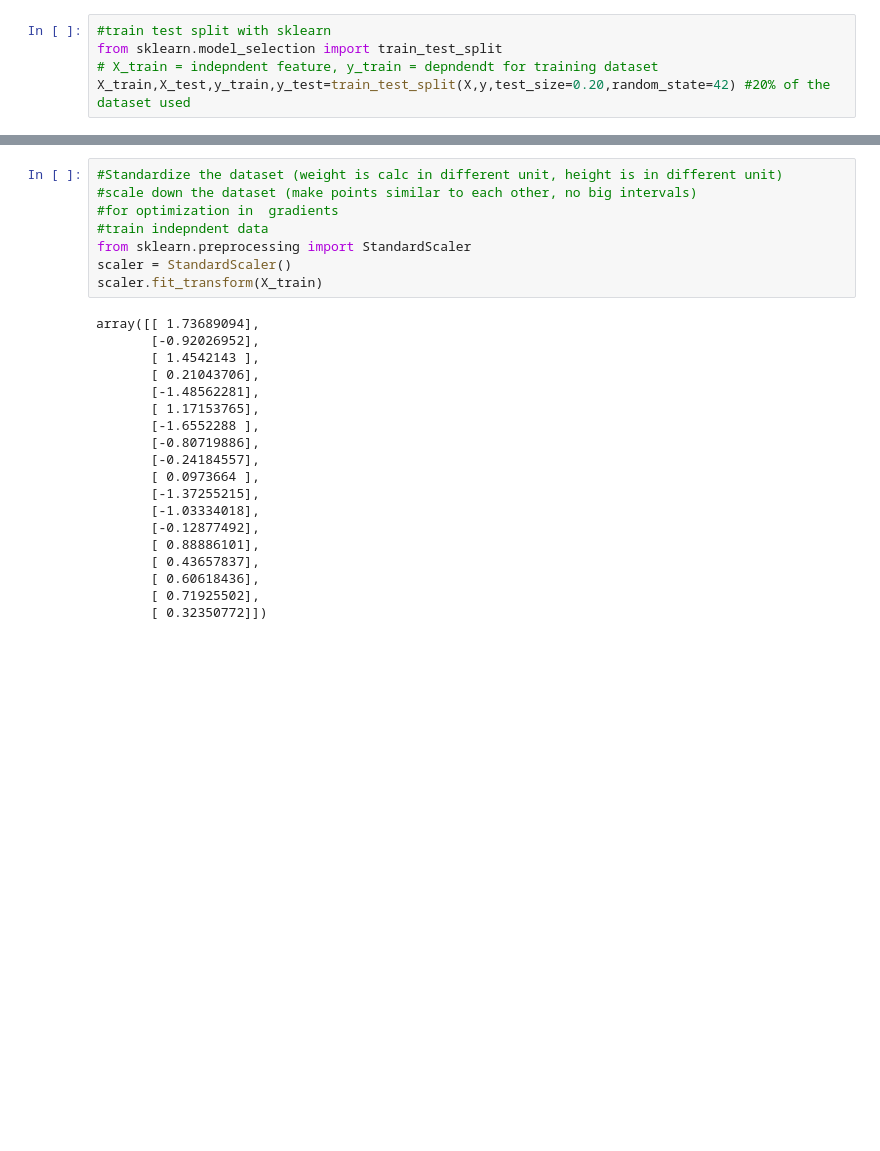
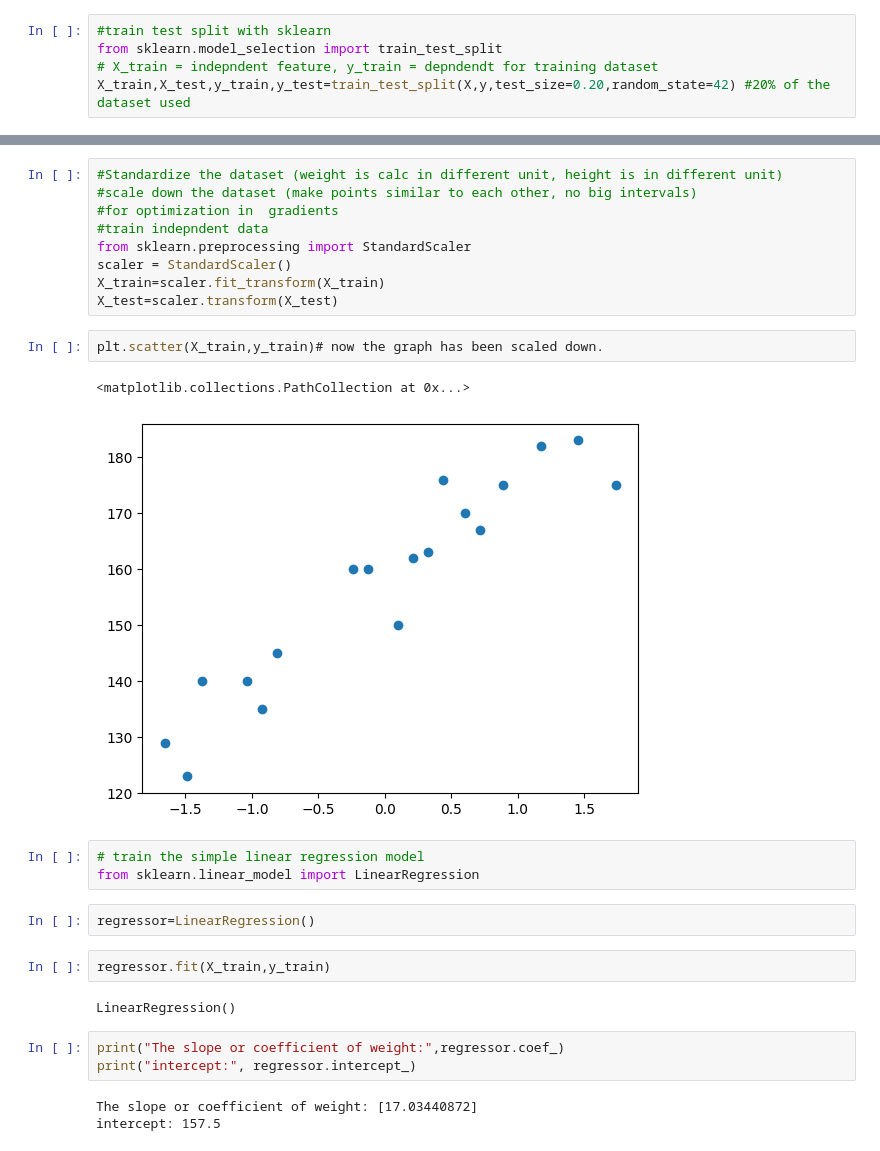
Before and after one commit to Hackerdude374/Break-Through-Tech-AI-Projects, a Jupyter notebook: Simple-Linear-Regression/notebook.ipynb, the cells around one changed output, grey strips where cells are left out. Saved outputs shown, nothing was run; the diff lists cells and outputs as text; blank space fills up the shorter version.

```diff
--- a/Simple-Linear-Regression/notebook.ipynb
+++ b/Simple-Linear-Regression/notebook.ipynb
@@ -50,23 +56,25 @@ X_train.shape, X_test.shape, y_train.shape, y_test.shape
 #train indepndent data
 from sklearn.preprocessing import StandardScaler
 scaler = StandardScaler()
-scaler.fit_transform(X_train)
+X_train=scaler.fit_transform(X_train)
+X_test=scaler.transform(X_test)
-# %% [output]
-array([[ 1.73689094],
-       [-0.92026952],
-       [ 1.4542143 ],
-       [ 0.21043706],
-       [-1.48562281],
-       [ 1.17153765],
-       [-1.6552288 ],
-       [-0.80719886],
-       [-0.24184557],
-       [ 0.0973664 ],
-       [-1.37255215],
-       [-1.03334018],
-       [-0.12877492],
-       [ 0.88886101],
-       [ 0.43657837],
-       [ 0.60618436],
-       [ 0.71925502],
-       [ 0.32350772]])
+# %%
+plt.scatter(X_train,y_train)# now the graph has been scaled down.
+# %% [output]
+<matplotlib.collections.PathCollection at 0x...>
+[figure, added]
+# %%
+# train the simple linear regression model
+from sklearn.linear_model import LinearRegression
+# %%
+regressor=LinearRegression()
+# %%
+regressor.fit(X_train,y_train)
+# %% [output]
+LinearRegression()
+# %%
+print("The slope or coefficient of weight:",regressor.coef_)
+print("intercept:", regressor.intercept_)
+# %% [output]
+The slope or coefficient of weight: [17.03440872]
+intercept: 157.5
```
Also changed, not shown: parts of 2 cells of this notebook.
